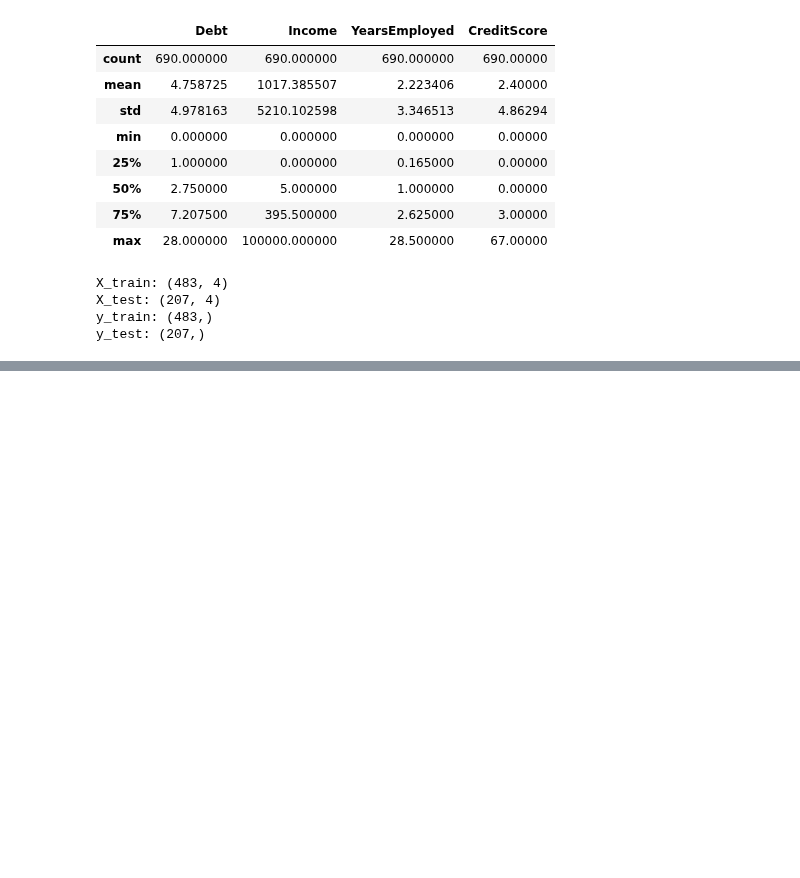
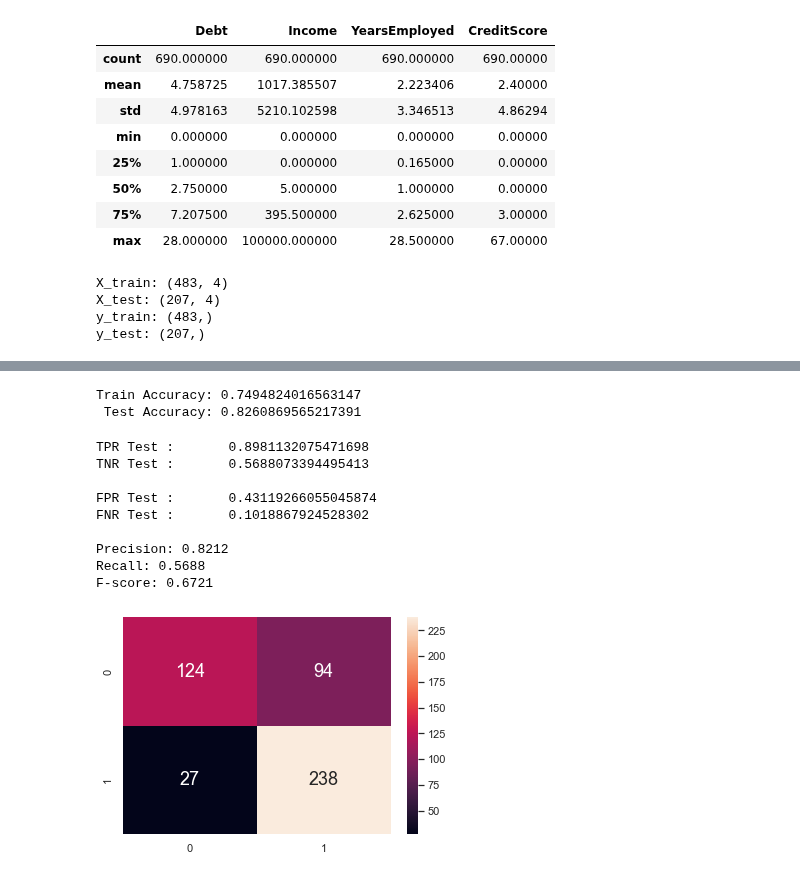
Before and after one commit to niyaojiayou/SC1015, a Jupyter notebook: Logistic_Regression.ipynb, the cells around one changed output, grey strips where cells are left out. Drawn from its saved outputs; the diff is of its cells as text; code cells hidden in the pictures; blank space fills up the shorter version.

```diff
--- a/Logistic_Regression.ipynb
+++ b/Logistic_Regression.ipynb
@@ -147,0 +165,6 @@ F-score: 0.7121
+# %%
+from sklearn.preprocessing import StandardScaler
+scaler = StandardScaler()
+# %%
+X_train_scaled = scaler.fit_transform(X_train)
+X_test_scaled = scaler.fit_transform(X_test)
@@ -147,0 +181,19 @@ F-score: 0.7121
+# %%
+model = LogisticRegression()
+y_train_pred,y_test_pred =  logistic_regression(model,X_train_scaled,X_test_scaled,y_train,y_test)
+# %% [output]
+Train Accuracy: 0.7494824016563147
+ Test Accuracy: 0.8260869565217391
+# %%
+confusion_matrix_func(y_train,y_train_pred)
+# %% [output]
+TPR Test :       0.8981132075471698
+TNR Test :       0.5688073394495413
+
+FPR Test :       0.43119266055045874
+FNR Test :       0.1018867924528302
+
+Precision: 0.8212
+Recall: 0.5688
+F-score: 0.6721
+[figure, added]
```
Also changed, not shown: parts of 11 cells of this notebook.
